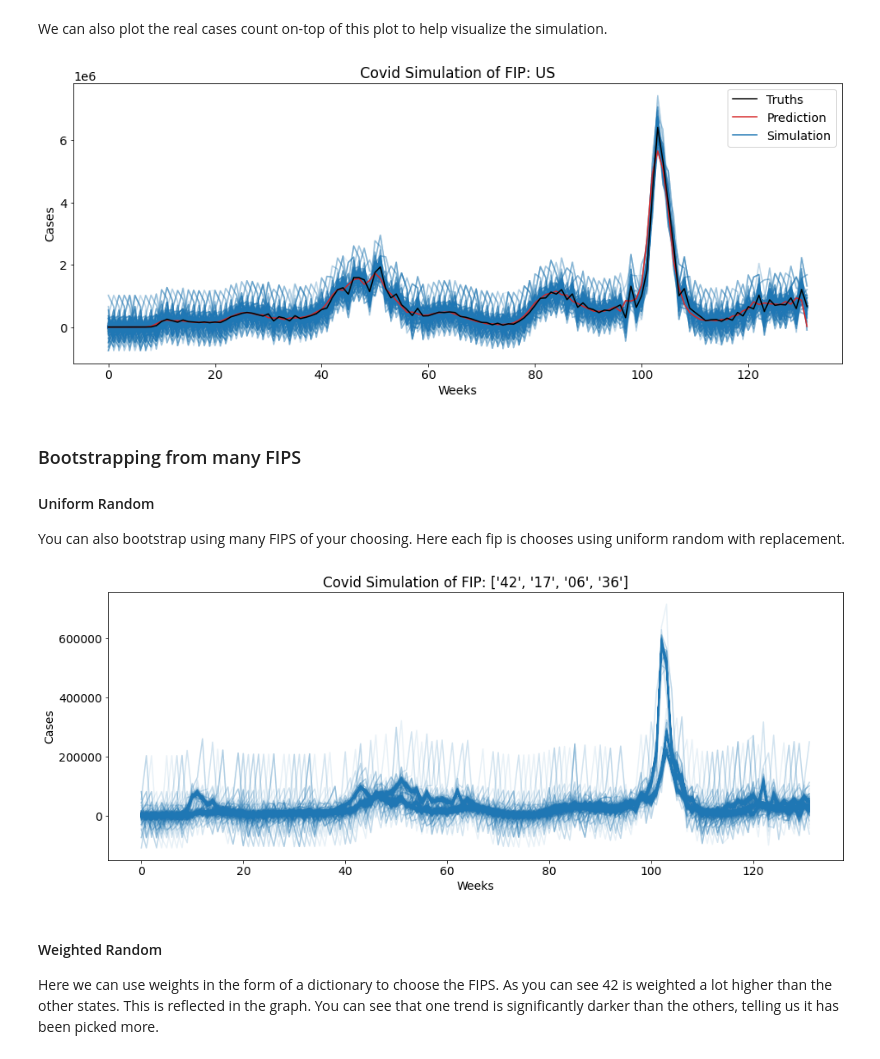
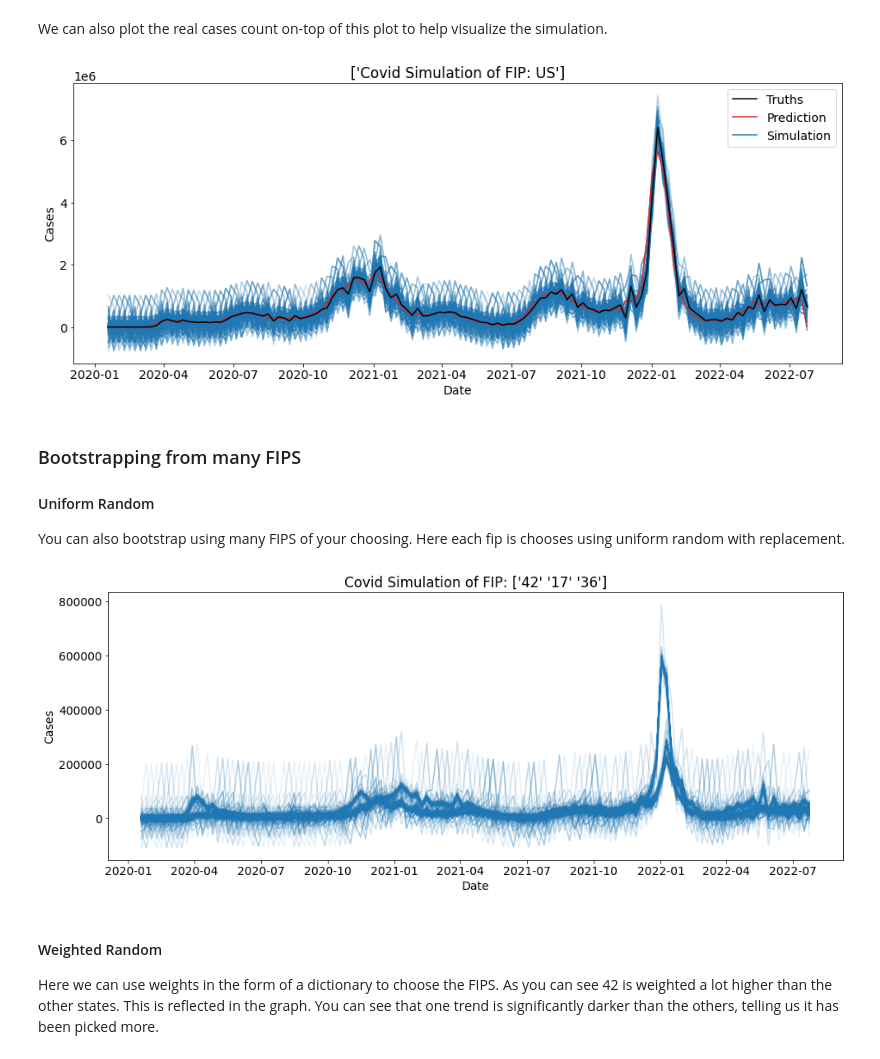
Before and after one commit to computationalUncertaintyLab/chimeric-tools, a Jupyter notebook: docs/simulation/simulation_examples.ipynb, the cells around one changed output. Cells and saved outputs as stored; diff of their text form; code cells hidden in the pictures.

```diff
--- a/docs/simulation/simulation_examples.ipynb
+++ b/docs/simulation/simulation_examples.ipynb
@@ -21,11 +21,13 @@ warnings.filterwarnings('ignore')
 
 First we are going to do a simple simulation. We are going to simulate 1000 US cases with a block length of 5
 # %%
-bs = ctc.COVID(geo_values = "US", include = ["cases"])
-for data in bs.simulate(block_length = 5, reps = 1000):
-    plt.plot(data[0]["cases"], color= "tab:blue", alpha = 0.1)
-plt.xlabel("Weeks")
+reps = 1000
+bs = ctc.COVID(geo_values = "US", include = ["cases"]).simulate(block_length = 5, reps = reps)
+for i in range(reps):
+    sub_data = bs.loc[bs.sim==i]
+    plt.plot(sub_data.date, sub_data.cases, alpha = 0.1, color = "tab:blue")
+plt.xlabel("Date")
 plt.ylabel("Cases")
-plt.title("Covid Simulation of FIP: " + data[1])
+plt.title("Covid Simulation of FIP: " + bs.location.unique())
 plt.show()
 # %% [output]
@@ -33,22 +35,25 @@ plt.show()
 # %% [markdown]
 We can also plot the real cases count on-top of this plot to help visualize the simulation.
 # %%
-bs = ctc.COVID(geo_values = "US", include = ["cases"])
-truth_data = ctd.covid_data(geo_values = "US", include = ["cases"])
-for data in bs.simulate(block_length = 5, reps = 1000):
-    plt.plot(data[0]["cases"], color= "tab:blue", alpha = 0.1)
-plt.plot(truth_data.cases, color= "tab:red")
-plt.plot(truth_data.preds_cases, color= "black")
-plt.xlabel("Weeks")
+reps = 1000
+sim = ctc.COVID(geo_values = "US", include = ["cases"])
+bs = sim.simulate(5, 1000)
+truth_data = sim.data
+for i in range(reps):
+    sub_data = bs.loc[bs.sim==i]
+    plt.plot(sub_data.date, sub_data.cases, alpha = 0.1, color = "tab:blue")
+plt.plot(truth_data.date, truth_data.cases, color= "tab:red")
+plt.plot(truth_data.date, truth_data.preds_cases, color= "black")
+plt.xlabel("Date")
 plt.ylabel("Cases")
 colors = ['black', 'tab:red', 'tab:blue']
 lines = [Line2D([0], [0], color=c) for c in colors]
 labels = ['Truths', 'Prediction', 'Simulation']
 plt.legend(lines, labels)
-plt.title("Covid Simulation of FIP: " + data[1])
+plt.title("Covid Simulation of FIP: " + bs.location.unique())
 plt.show()
 # %% [output]
-[figure, old version]
+[figure, new version]
 # %% [markdown]
 ### Bootstrapping from many FIPS
 #### Uniform Random
@@ -56,15 +61,18 @@ plt.show()
 You can also bootstrap using many FIPS of your choosing. Here each fip is chooses using uniform random with replacement.
 # %%
 geo_values = ["42", "17", "06", "36"]
-bs = ctc.COVID(geo_values = geo_values, include = ["cases"])
-for data in bs.simulate(block_length = 5, reps = 1000):
-    plt.plot(data[0]["cases"], color= "tab:blue", alpha = 0.1)
-plt.xlabel("Weeks")
+reps = 1000
+sim = ctc.COVID(geo_values = geo_values, include = ["cases"])
+bs = sim.simulate(5, 1000)
+for i in range(reps):
+    sub_data = bs.loc[bs.sim==i]
+    plt.plot(sub_data.date, sub_data.cases, alpha = 0.1, color = "tab:blue")
+plt.xlabel("Date")
 plt.ylabel("Cases")
-plt.title("Covid Simulation of FIP: " + str(geo_values))
+plt.title("Covid Simulation of FIP: " + str(bs.location.unique()))
 plt.show()
 # %% [output]
-[figure, old version]
+[figure, new version]
 # %% [markdown]
 #### Weighted Random
 
```
Also changed, not shown: parts of 2 cells of this notebook, 1 other file.
